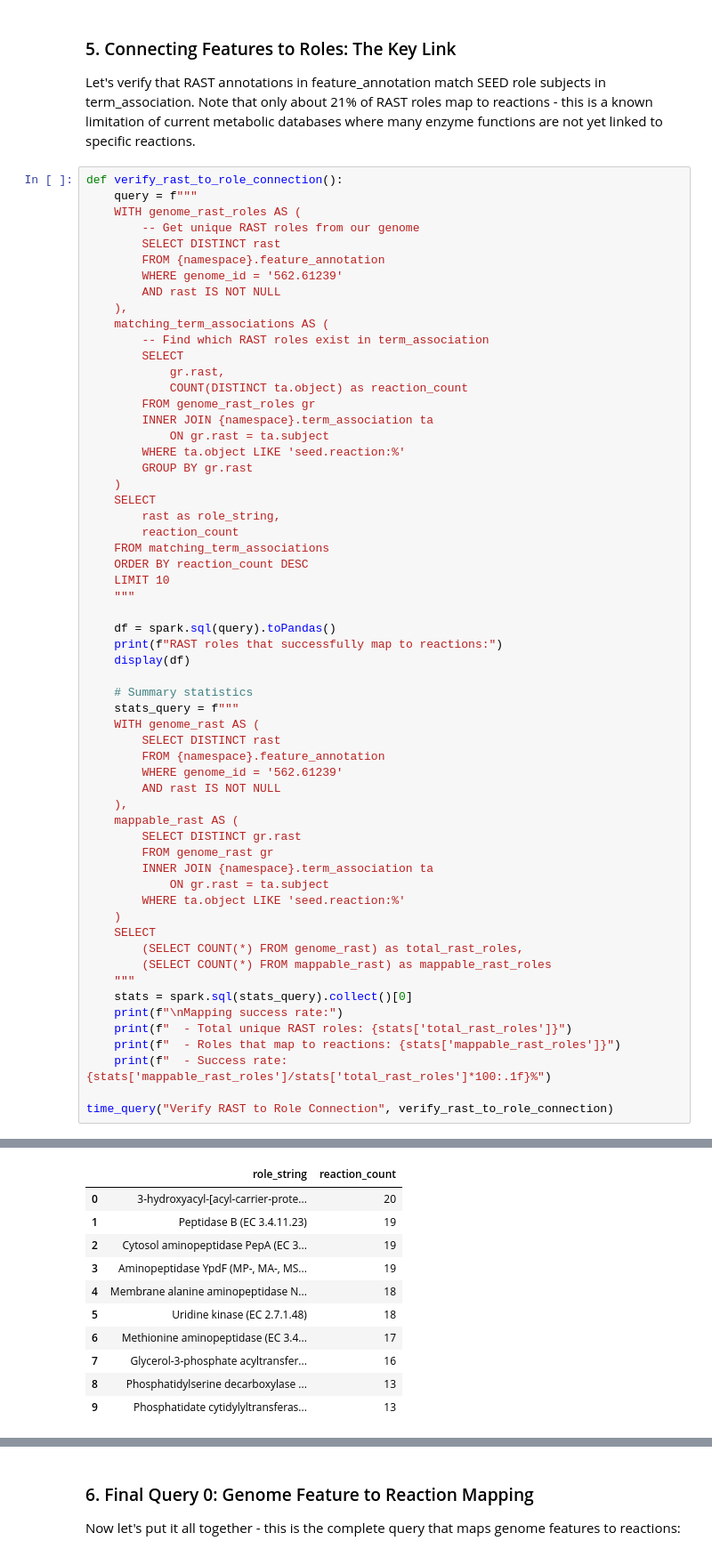
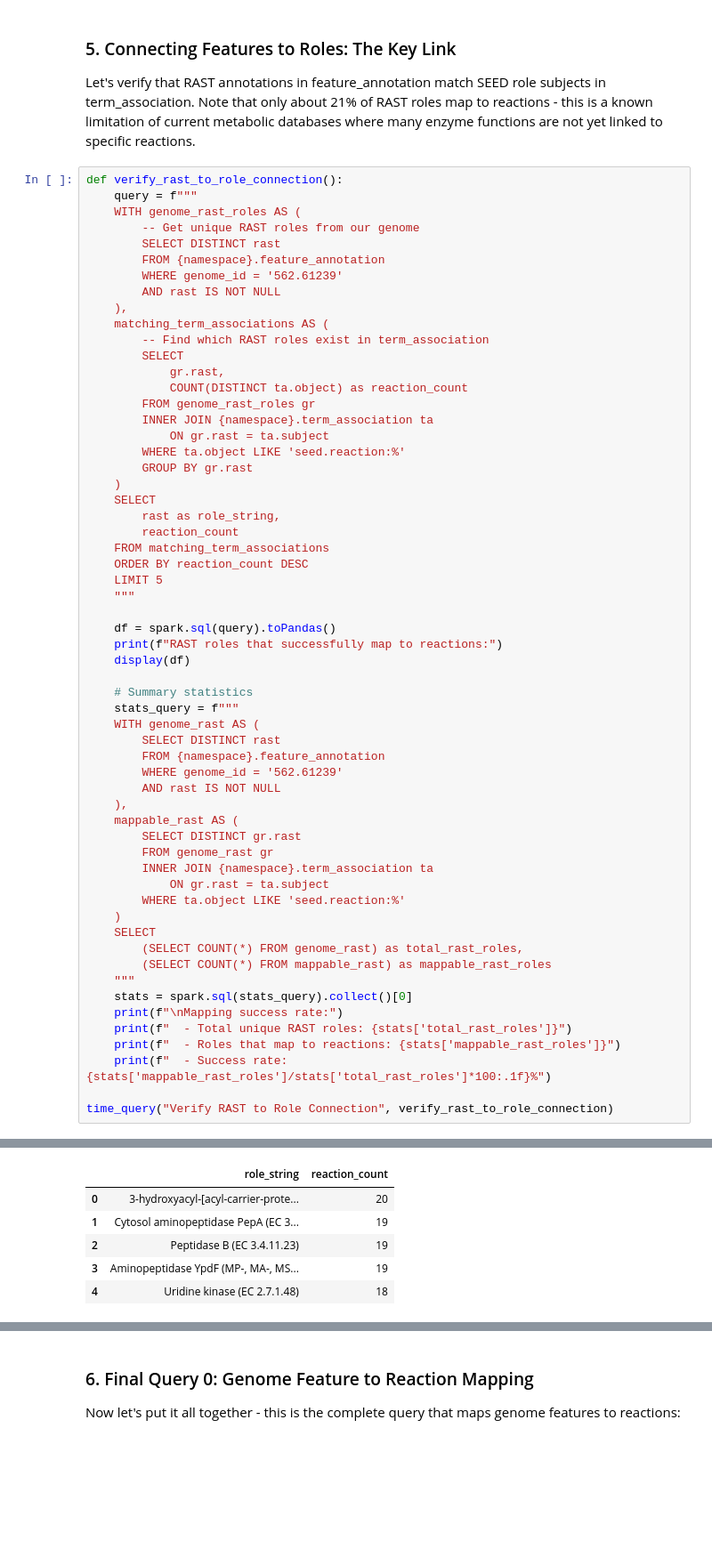
Before and after one commit to jplfaria/cdm-lake-local-twin, a Jupyter notebook: demo_july10th.ipynb, the cells around one changed output, grey strips where cells are left out. Shown: that part at 89% size. Cells and saved outputs as stored; diff of their text form; blank space fills up the shorter version.

```diff
--- a/demo_july10th.ipynb
+++ b/demo_july10th.ipynb
@@ -277,7 +271,7 @@ def verify_rast_to_role_connection():
         reaction_count
     FROM matching_term_associations
     ORDER BY reaction_count DESC
-    LIMIT 10
+    LIMIT 5
     """
 
     df = spark.sql(query).toPandas()
@@ -290,42 +284,37 @@ def verify_rast_to_role_connection():
         SELECT DISTINCT rast
         FROM {namespace}.feature_annotation
         WHERE genome_id = '562.61239'
         AND rast IS NOT NULL
     ),
     mappable_rast AS (
         SELECT DISTINCT gr.rast
         FROM genome_rast gr
         INNER JOIN {namespace}.term_association ta
             ON gr.rast = ta.subject
         WHERE ta.object LIKE 'seed.reaction:%'
     )
     SELECT
         (SELECT COUNT(*) FROM genome_rast) as total_rast_roles,
         (SELECT COUNT(*) FROM mappable_rast) as mappable_rast_roles
     """
     stats = spark.sql(stats_query).collect()[0]
     print(f"\nMapping success rate:")
     print(f"  - Total unique RAST roles: {stats['total_rast_roles']}")
     print(f"  - Roles that map to reactions: {stats['mappable_rast_roles']}")
     print(f"  - Success rate: {stats['mappable_rast_roles']/stats['total_rast_roles']*100:.1f}%")
 
 time_query("Verify RAST to Role Connection", verify_rast_to_role_connection)
 # %% [output]
 ============================================================
 Executing: Verify RAST to Role Connection
 ============================================================
 RAST roles that successfully map to reactions:
 |  | role_string | reaction_count |
 | 0 | 3-hydroxyacyl-[acyl-carrier-prote... | 20 |
-| 1 | Peptidase B (EC 3.4.11.23) | 19 |
-| 2 | Cytosol aminopeptidase PepA (EC 3... | 19 |
+| 1 | Cytosol aminopeptidase PepA (EC 3... | 19 |
+| 2 | Peptidase B (EC 3.4.11.23) | 19 |
 | 3 | Aminopeptidase YpdF (MP-, MA-, MS... | 19 |
-| 4 | Membrane alanine aminopeptidase N... | 18 |
-| 5 | Uridine kinase (EC 2.7.1.48) | 18 |
-| 6 | Methionine aminopeptidase (EC 3.4... | 17 |
-| 7 | Glycerol-3-phosphate acyltransfer... | 16 |
-| 8 | Phosphatidylserine decarboxylase ... | 13 |
-| 9 | Phosphatidate cytidylyltransferas... | 13 |
+| 4 | Uridine kinase (EC 2.7.1.48) | 18 |
 Mapping success rate:
   - Total unique RAST roles: 3832
   - Roles that map to reactions: 808
```
Also changed, not shown: parts of 18 cells of this notebook.
